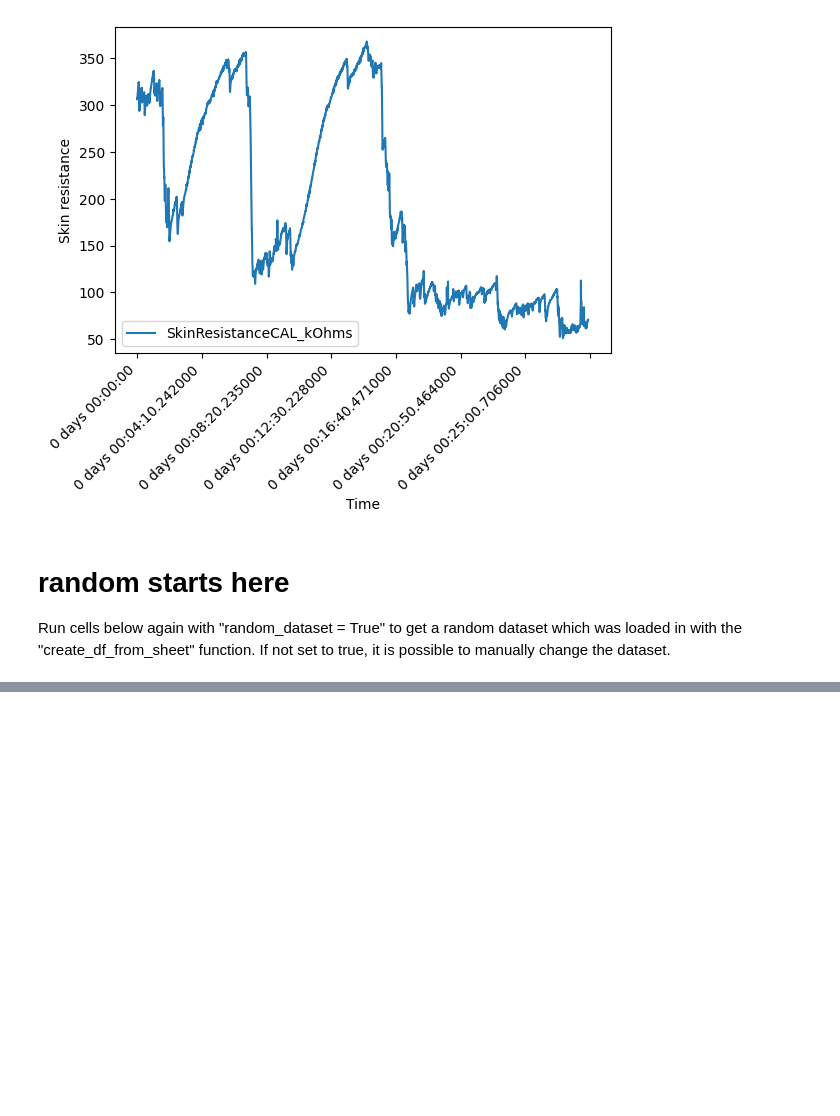
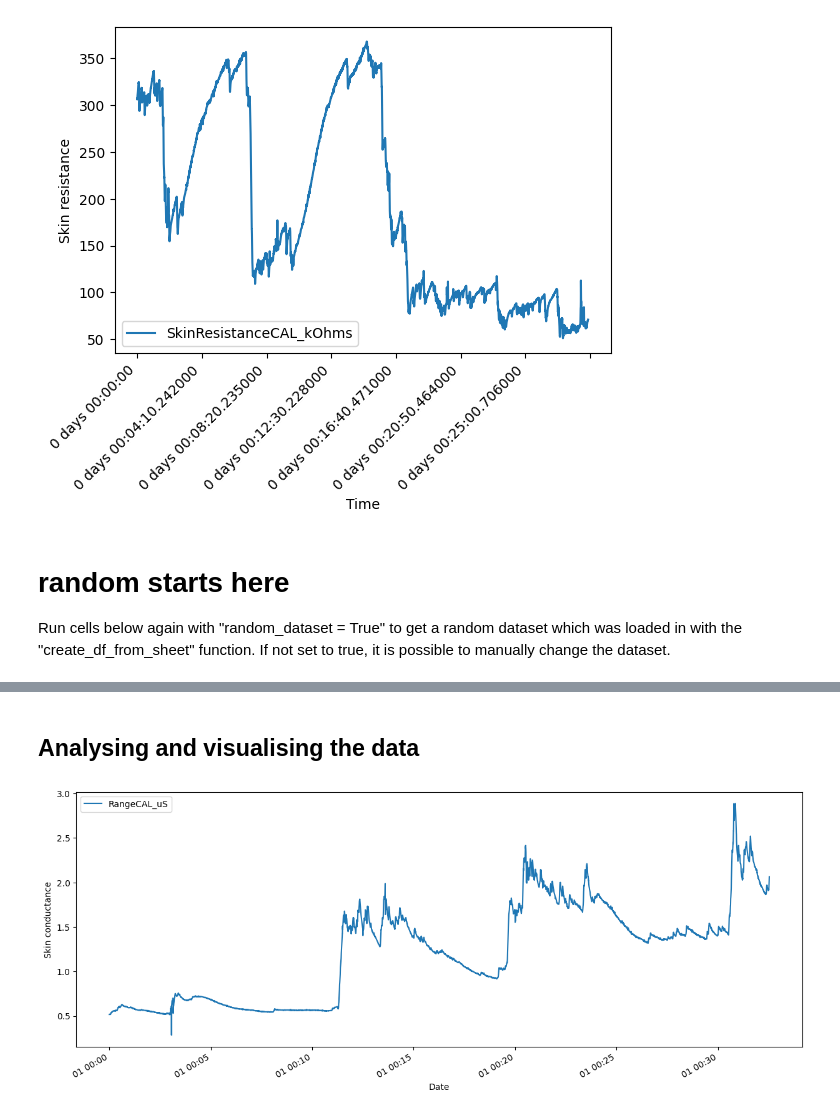
Before and after one commit to Inn0/STP1StressVisualisation, a Jupyter notebook: StressThreshold.ipynb, the cells around one changed output, grey strips where cells are left out. Drawn from its saved outputs; the diff is of its cells as text; code cells hidden in the pictures; blank space fills up the shorter version.

```diff
--- a/StressThreshold.ipynb
+++ b/StressThreshold.ipynb
@@ -301,0 +366,14 @@ resultPlot_2[['RollingMean','deltaMean','errorMargin','timestamp']].plot(x='time
+# %%
+import datetime
+# startTime = datetime.datetime.today()
+startTime=pd.to_datetime(0)
+print(startTime)
+df_co2= test612_1.copy()#datasetArray[0]
+# if(random_dataset):
+#     df_co2 =  np.random.choice(datasetArray).copy()
+#     # print(type(df_co2))
+df_co2['date'] = startTime + df_co2.timestamp
+# df_co2['date'] = pd.to_datetime(df_co2.timestamp.apply(lambda x: x.decode("utf-8")))
+
+df_co2.set_index('date',inplace=True)
+df_co2.drop(['timestamp', 'no_units', 'SkinResistanceCAL_kOhms'], axis=1, inplace=True)
@@ -301,0 +439,9 @@ resultPlot_2[['RollingMean','deltaMean','errorMargin','timestamp']].plot(x='time
+# %% [markdown]
+## Analysing and visualising the data
+# %%
+ax = df_co2.plot(figsize=(15, 6))
+ax.set_xlabel('Date')
+ax.set_ylabel('Skin conductance')
+plt.show()
+# %% [output]
+[figure, added]
```
Also changed, not shown: parts of 47 cells of this notebook.
